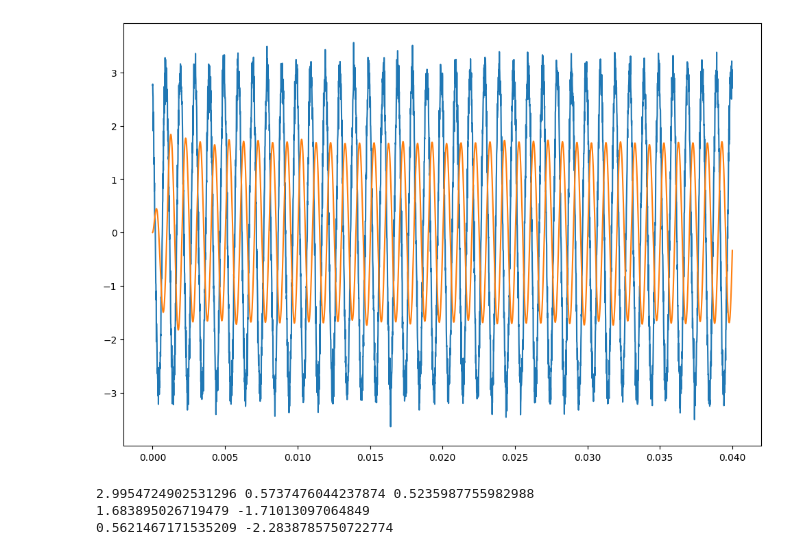
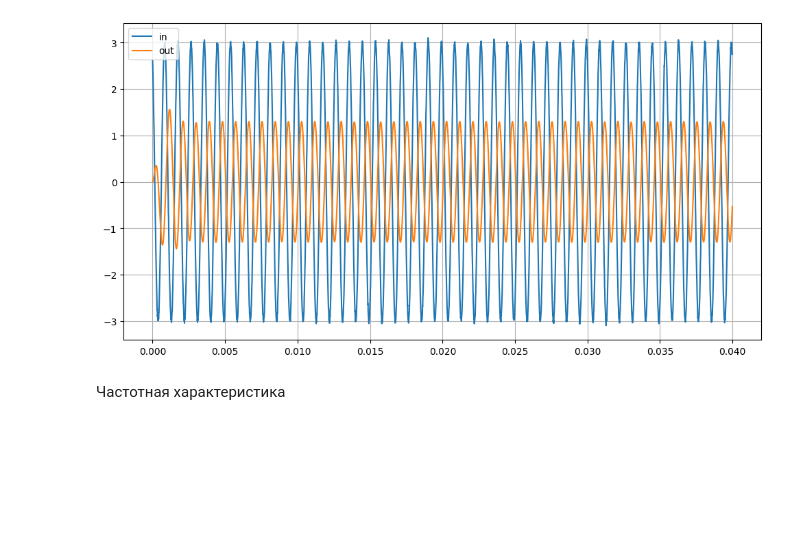
Before and after one commit to romangorbunov91/daub_5_3-int-to-int, a Jupyter notebook: fft_test.ipynb, the cells around one changed output. Saved outputs shown, nothing was run; the diff lists cells and outputs as text; code cells hidden in the pictures; blank space fills up the shorter version.

```diff
--- a/fft_test.ipynb
+++ b/fft_test.ipynb
@@ -80,9 +97,15 @@ plt.show()
 # %%
-y = IIR_filter(x, b, a)
-
-plt.figure(figsize=user_figsize)
-plt.plot(t,x)
-plt.plot(t,y)
-plt.show()
+y = np.empty((N_FREQ,), dtype=object)
+for k, xf in enumerate(x):
+    y[k] = IIR_filter(xf, b, a)
-# %% [output]
-[figure, removed]
+# %%
+plt.figure(figsize=user_figsize)
+plt.plot(t,x[10], label='in')
+plt.plot(t,y[10], label='out')
+plt.legend()
+plt.grid(True)
+plt.show()
+# %% [output]
+[figure, added]
+# %% [markdown]
+Частотная характеристика
@@ -89,11 +121,3 @@ plt.show()
 # %%
-Xfft = np.fft.fft(x[-N_FFT:])[:N_FFT//2] / (N_FFT/2)
-Yfft = np.fft.fft(y[-N_FFT:])[:N_FFT//2] / (N_FFT/2)
-
-print(np.abs(Xfft[int(freq_inj/F_LOW)]), np.angle(Xfft[int(freq_inj/F_LOW)]), phi_x)
-print(np.abs(Yfft[int(freq_inj/F_LOW)]), np.angle(Yfft[int(freq_inj/F_LOW)]))
-print(np.abs(Yfft[int(freq_inj/F_LOW)])/np.abs(Xfft[int(freq_inj/F_LOW)]), np.angle(Yfft[int(freq_inj/F_LOW)])-np.angle(Xfft[int(freq_inj/F_LOW)]))
+complex_gain = freq_resp(x, y, N_FREQ)
+gain_abs_arg = [20*np.log10(np.abs(complex_gain)), np.unwrap(np.angle(complex_gain))*180/np.pi]
-# %% [output]
-2.9954724902531296 0.5737476044237874 0.5235987755982988
-1.683895026719479 -1.71013097064849
-0.5621467171535209 -2.2838785750722774
```
Also changed, not shown: parts of 23 cells of this notebook.
